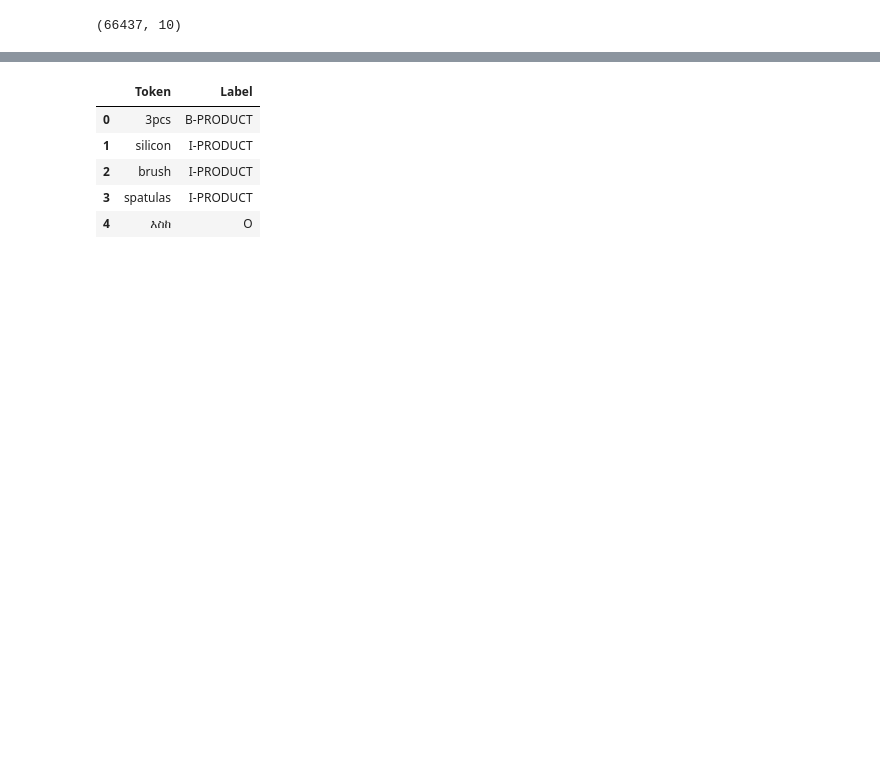
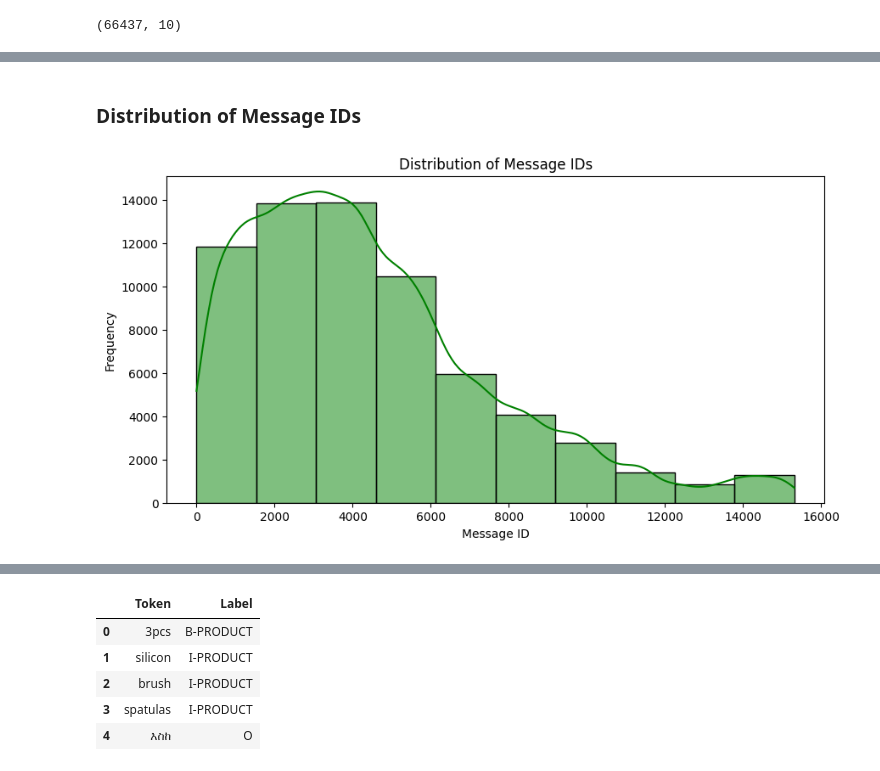
Before and after one commit to amsalugetasew/10_Academy_AI_Mastery_kifiya_Week_5, a Jupyter notebook: Notebooks/main.ipynb, the cells around one changed output, grey strips where cells are left out. Saved outputs shown, nothing was run; the diff lists cells and outputs as text; code cells hidden in the pictures; blank space fills up the shorter version.

```diff
--- a/Notebooks/main.ipynb
+++ b/Notebooks/main.ipynb
@@ -78,0 +237,7 @@ result.shape
+# %% [markdown]
+### Distribution of Message IDs
+# %%
+# Distribution of Message IDs
+plot.Distribution_of_Message_IDs(df_cleaned)
+# %% [output]
+[figure, added]
```
Also changed, not shown: parts of 46 cells of this notebook, 6 other files.
